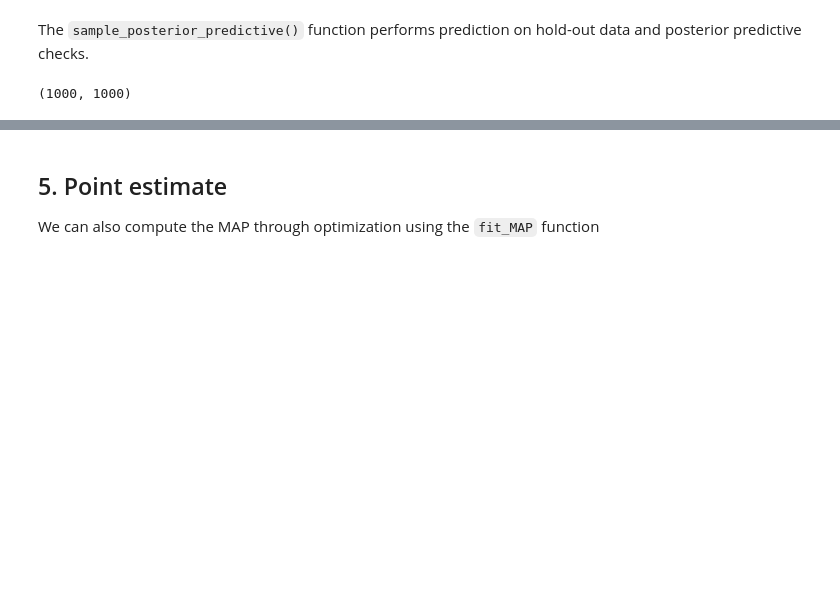
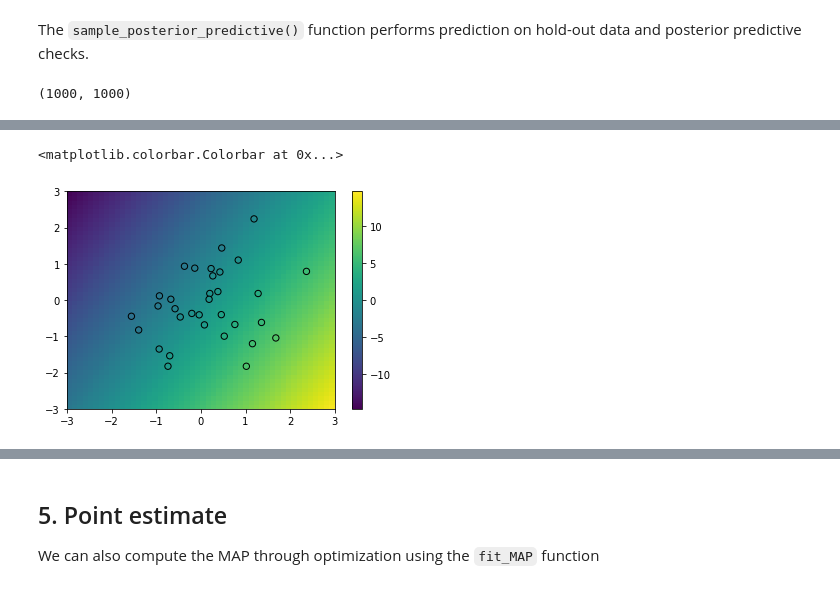
Before and after one commit to lucianopaz/statistical_machine_learning, a Jupyter notebook: notebooks/PPL and PyMC.ipynb, the cells around one changed output, grey strips where cells are left out. Drawn from its saved outputs; the diff is of its cells as text; code cells hidden in the pictures; blank space fills up the shorter version.

```diff
--- a/notebooks/PPL and PyMC.ipynb
+++ b/notebooks/PPL and PyMC.ipynb
@@ -489,0 +532,25 @@ ax.legend();
+# %%
+# Here we predict on the test set
+X.set_value(x_test)
+with linear_model:
+    ppc = pm.sample_posterior_predictive(trace)
+# %%
+ym = np.mean(ppc['y'], axis=0).reshape([51, 51])
+ys = np.std(ppc['y'], axis=0).reshape([51, 51])
+plt.pcolor(x_test[:, 0].reshape([51, 51]),
+           x_test[:, 1].reshape([51, 51]),
+           ym,
+           vmin = np.min(ym),
+           vmax = np.max(ym),
+           )
+plt.scatter(x_train[:, 0], x_train[:, 1], c=y_train, s=40,
+            cmap='viridis',
+            vmin = np.min(ym),
+            vmax = np.max(ym),
+            zorder=30,
+            edgecolors='k'
+            )
+plt.colorbar()
+# %% [output]
+<matplotlib.colorbar.Colorbar at 0x...>
+[figure, added]
```
Also changed, not shown: parts of 22 cells of this notebook.
